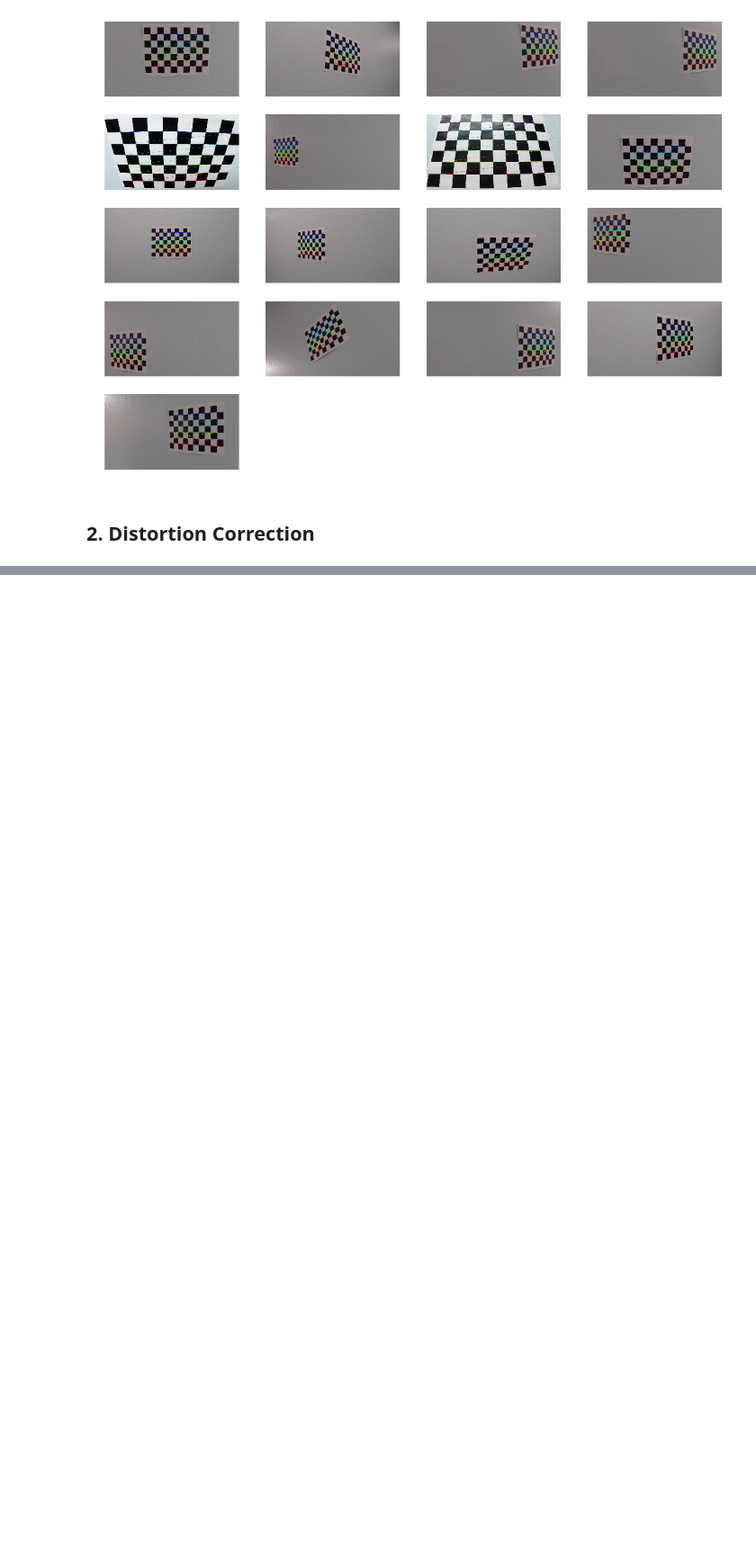
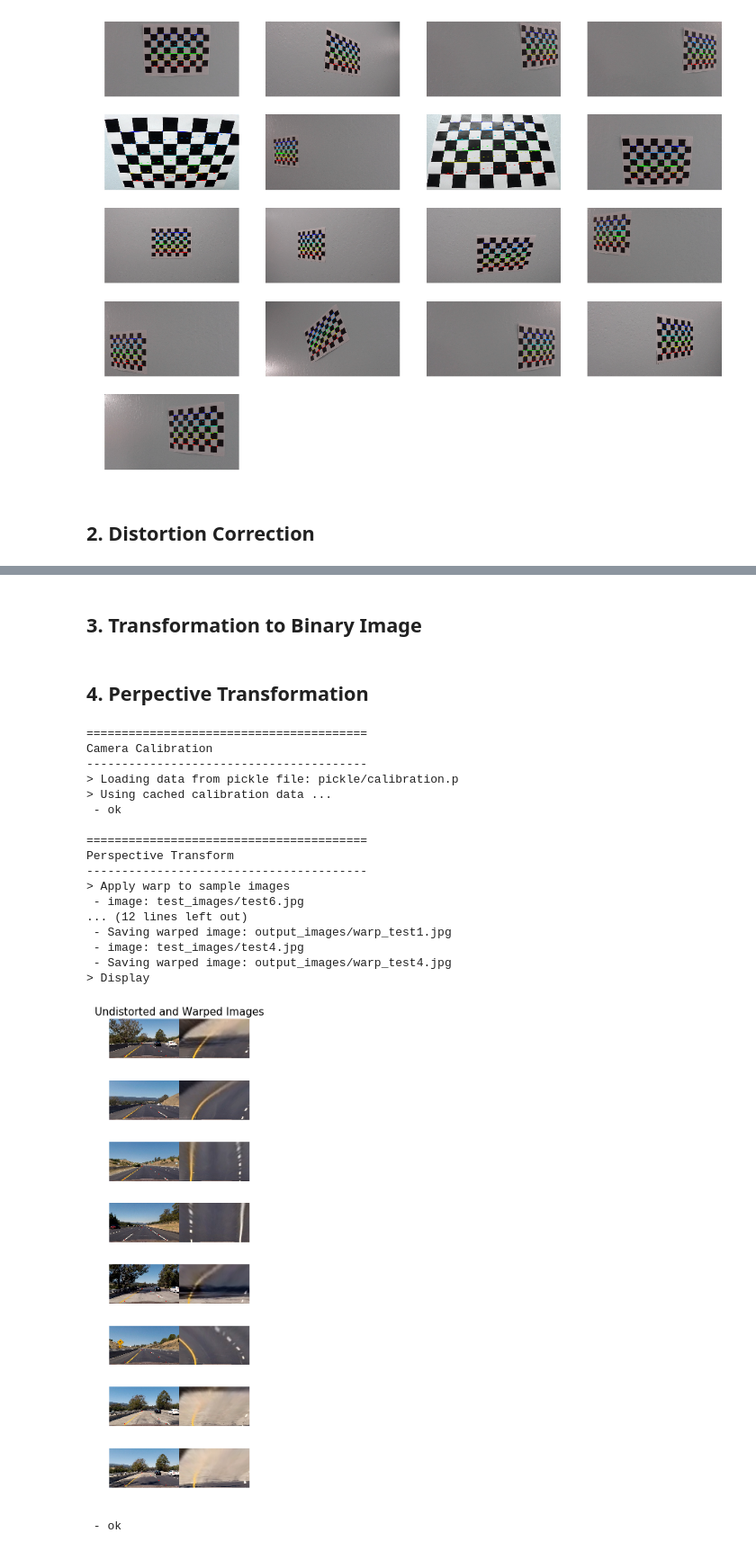
Before and after one commit to mpavezb/CarND-Advanced-Lane-Lines, a Jupyter notebook: main.ipynb, the cells around one changed output, grey strips where cells are left out. Shown at 90% size. Saved outputs shown, nothing was run; the diff lists cells and outputs as text; code cells hidden in the pictures; blank space fills up the shorter version.

```diff
--- a/main.ipynb
+++ b/main.ipynb
@@ -107 +112,3 @@ Camera Calibration
  - ok
+# %% [markdown]
+## 3. Transformation to Binary Image
@@ -107,0 +117,27 @@ Camera Calibration
+# %% [markdown]
+## 4. Perpective Transformation
+# %%
+from main import RunCalibration, RunPerspectiveTransformExample
+
+camera = RunCalibration()
+RunPerspectiveTransformExample(camera)
+# %% [output]
+========================================
+Camera Calibration
+----------------------------------------
+> Loading data from pickle file: pickle/calibration.p
+> Using cached calibration data ...
+ - ok
+
+========================================
+Perspective Transform
+----------------------------------------
+> Apply warp to sample images
+ - image: test_images/test6.jpg
+... (12 lines left out)
+ - Saving warped image: output_images/warp_test1.jpg
+ - image: test_images/test4.jpg
+ - Saving warped image: output_images/warp_test4.jpg
+> Display
+[figure, added]
+ - ok
```
Also changed, not shown: parts of 3 cells of this notebook, 2 other files.
